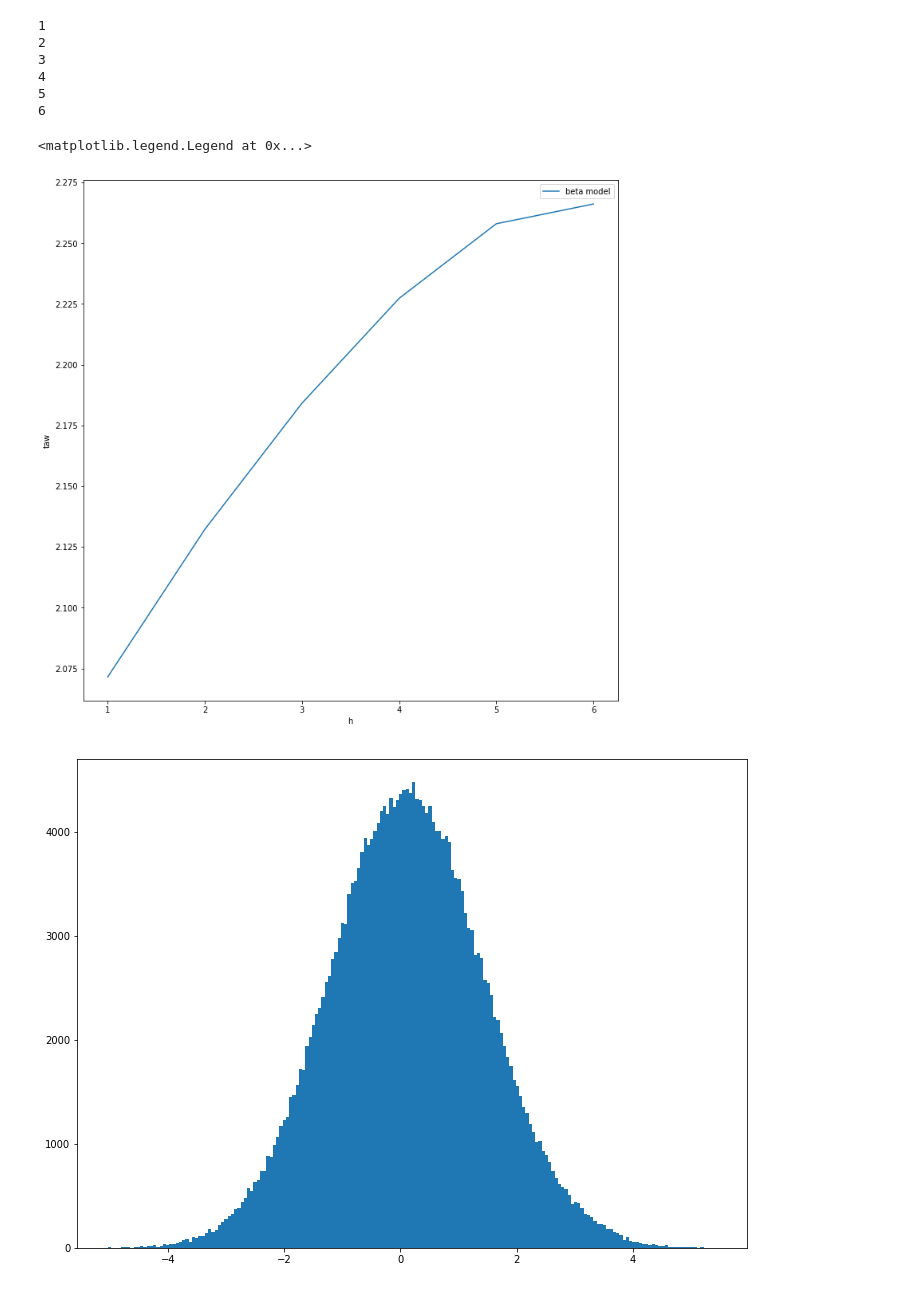
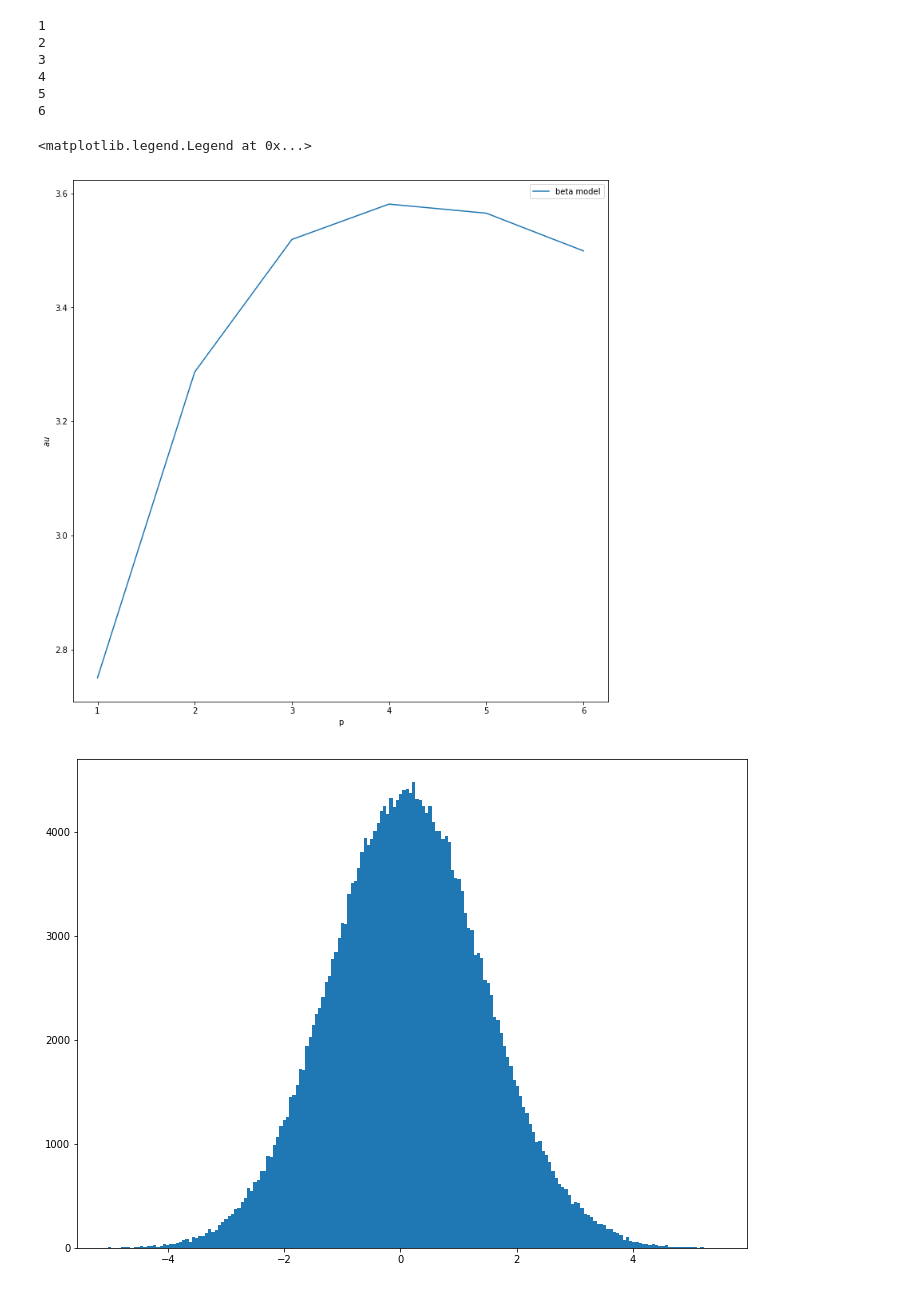
Before and after one commit to HalimElrefaee/IPAG-intership, a Jupyter notebook: Perlin_noise_beta_model.ipynb, the cells around one changed output. Drawn from its saved outputs; the diff is of its cells as text; code cells hidden in the pictures.

```diff
--- a/Perlin_noise_beta_model.ipynb
+++ b/Perlin_noise_beta_model.ipynb
@@ -61,16 +62,27 @@ for i in range(2,(n1+1)):
         a=(p**(i))
         randz=np.random.uniform(-1,1,size=(f,f))
         #randz=1/beta*np.ones((f,f))
+
+        xint=[list(range(0, f)) for p in range(0, f)]
+        yint=[list(np.zeros(f, dtype=int)+p) for p in range(0, f)]
+        xint=list(itertools.chain.from_iterable(xint))
+        yint=list(itertools.chain.from_iterable(yint))
+        intt=[xint,yint]
+        intt=np.transpose(intt)
+        temp=sample(range(0,f**2),int((f**2)*(1-beta)))
+        intt=intt[temp]
+        randz[intt]=0
         '''
-        xint = [randint(0, f) for p in range(0, int((f**2)*(1-beta)))]
-        yint = [randint(0, f) for p in range(0, int((f**2)*(1-beta)))]
+        xint = [randint(0, f-1) for p in range(0, int((f**2)*(1-beta)))]
+        yint = [randint(0, f-1) for p in range(0, int((f**2)*(1-beta)))]
         randz[yint,xint]=0
+        '''
         '''
         #intt=[np.random.randint(0, f-1,size=2) for p in range(0, int((f*(1-beta))**2)-1)]
         intt=np.random.randint(0, f,size=(int((f**2)*(1-beta)),2))
         intt=np.transpose(intt).tolist()
         randz[intt]=0
-
+        '''
         # The grid (x,y) is the center of the squares in Yaglom's model
         x0=(fmax-1)/(2*f)
         x=np.linspace(x0,(fmax-1)-x0,f)
@@ -79,8 +91,6 @@ for i in range(2,(n1+1)):
 
         #intmat=g(coord,coord)
         intmat=g(coord,coord)*a
-        #print(intmat)
-
 
         print(f)
 
@@ -112,8 +122,8 @@ multiplicative
 
 total1 = 5
 lam=2 #number of division for each side of the square
-#beta=(lam**2-1)/lam**2
-beta=1
+beta=(lam**2-1)/lam**2
+#beta=0.75
 fmax=(2**(n))
 
 imatrix = np.zeros((n-2,fmax,fmax))
@@ -142,11 +152,10 @@ for i in range(2,n):
         total1=(intmat)*total1
         imatrix[i-2,:,:]=intmat
         #print(f,f*(1-beta),xint,yint)
-        '''
+
         figure(figsize=(9,9))
         imshow(total1)
         colorbar()
-        '''
 # %% [output]
 4
 8
@@ -185,7 +201,7 @@ tab_k1, spec_k1 = powspec(total1, reso=1.)
 # %%
 H=range(1,7)
 
-taw=np.zeros(np.size(H))
+tau=np.zeros(np.size(H))
 
 for i in range(0,np.size(H)):
 
@@ -197,7 +213,7 @@ for i in range(0,np.size(H)):
 
     #Set a list of q that are all starting at 2.5
     #The q parameter sets the "sensitivity" to non-Gaussianities in a distribution
-    wt, S11a, wav_k, S1a, q = fan_trans(total1, reso=1, q=0 ,h=h, qdyn=True, skewl=0.4)
+    wt, S11a, wav_k, S1a, q = fan_trans(total, reso=1, q=0 ,h=h, qdyn=True, skewl=0.4)
 
     maxscale=2*np.pi/0.021507722450456238
     minscale=2*np.pi/0.49067146551544943
@@ -207,7 +223,7 @@ for i in range(0,np.size(H)):
     b=np.where(wav_k>=kminscale)[0][0]
     ab=range(a,b+1)
 
-    taw[i]=-linregress(log(wav_k[ab]),log(S1a[ab])).slope
+    tau[i]=-linregress(log(wav_k[ab]),log(S1a[ab])).slope
 
 
     '''
@@ -228,13 +244,13 @@ for i in range(0,np.size(H)):
 6
 # %%
 figure(figsize=(12,12))
-plot(H,taw,label='beta model')
-plt.xlabel('h')
-plt.ylabel('taw')
+plot(H,tau,label='beta model')
+plt.xlabel('p')
+plt.ylabel('$\tau$')
 plt.legend()
 # %% [output]
 <matplotlib.legend.Legend at 0x...>
-[figure, old version]
+[figure, new version]
 # %%
     mergedp  = list(itertools.chain.from_iterable(total))
     mergedp1  = list(itertools.chain.from_iterable(total1))
```
Also changed, not shown: parts of 4 cells of this notebook.
